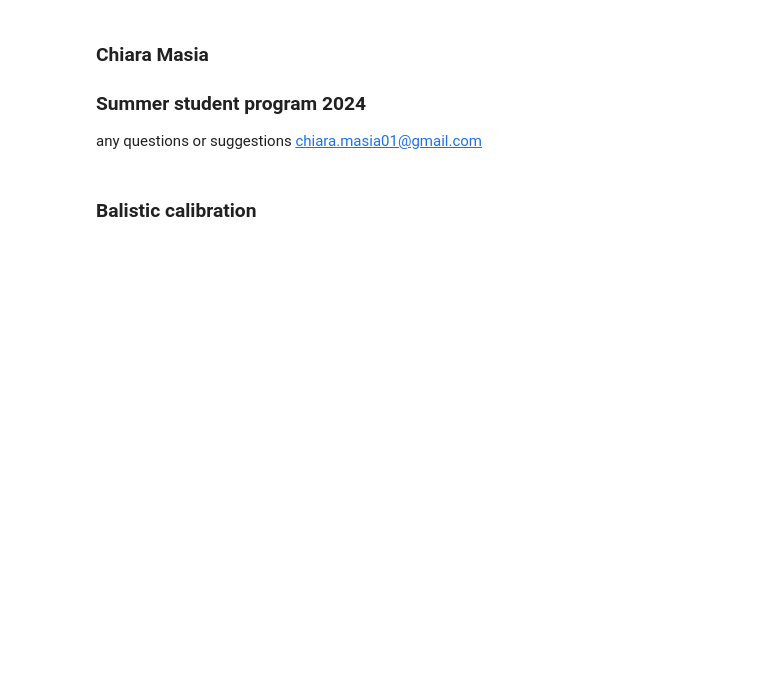
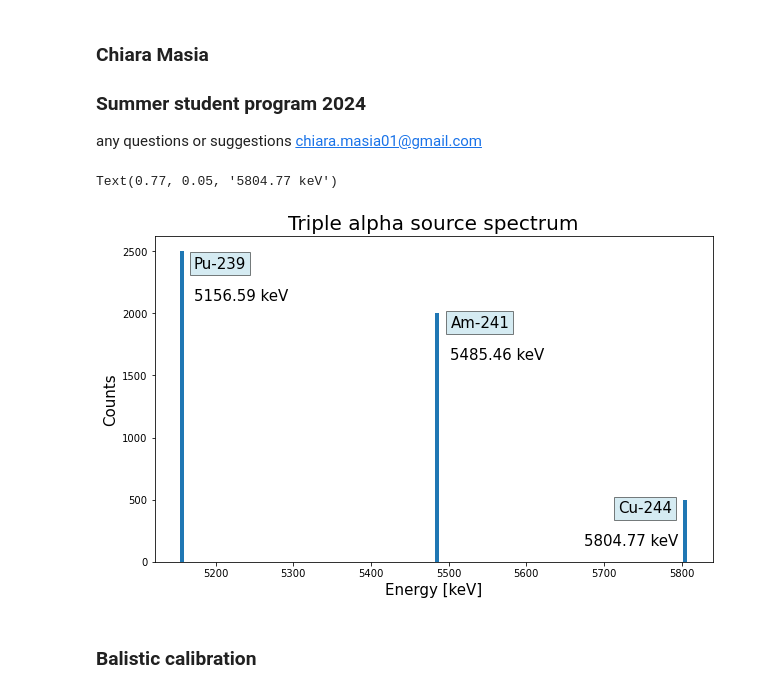
Before and after one commit to chiaramasia01/GSI16Strip, a Jupyter notebook: main_calibration.ipynb, the cells around one changed output. Cells and saved outputs as stored; diff of their text form; code cells hidden in the pictures; blank space fills up the shorter version.

```diff
--- a/main_calibration.ipynb
+++ b/main_calibration.ipynb
@@ -19,6 +19,28 @@ from NewCalibration import Calib_channel
 
 work_dir = os.getcwd()
 chipnumber = 'sparechip04' # analyzed chip
+# %%
+# alpha spectrum
+
+ee = [5156.59, 5485.46, 5804.77]
+cc = [2500, 2000, 500]
+plt.figure(figsize=(10,6))
+ax=plt.gca()
+plt.bar(ee, cc, width=5)
+plt.title('Triple alpha source spectrum', fontsize=20)
+plt.xlabel('Energy [keV]', fontsize=15)
+plt.ylabel('Counts', fontsize=15)
+plt.text(0.07, 0.9, 'Pu-239', transform=ax.transAxes, fontsize=15, bbox=dict(facecolor='lightblue', alpha=0.5))
+plt.text(0.07, 0.8, '5156.59 keV', transform=ax.transAxes, fontsize=15)
+
+plt.text(0.53, 0.72, 'Am-241', transform=ax.transAxes, fontsize=15, bbox=dict(facecolor='lightblue', alpha=0.5))
+plt.text(0.53, 0.62, '5485.46 keV', transform=ax.transAxes, fontsize=15)
+
+plt.text(0.83, 0.15, 'Cu-244', transform=ax.transAxes, fontsize=15, bbox=dict(facecolor='lightblue', alpha=0.5))
+plt.text(0.77, 0.05, '5804.77 keV', transform=ax.transAxes, fontsize=15)
+# %% [output]
+Text(0.77, 0.05, '5804.77 keV')
+[figure, added]
 # %% [markdown]
 ### Balistic calibration ###
 # %%
```
Also changed, not shown: parts of 4 cells of this notebook, 1 other file.
